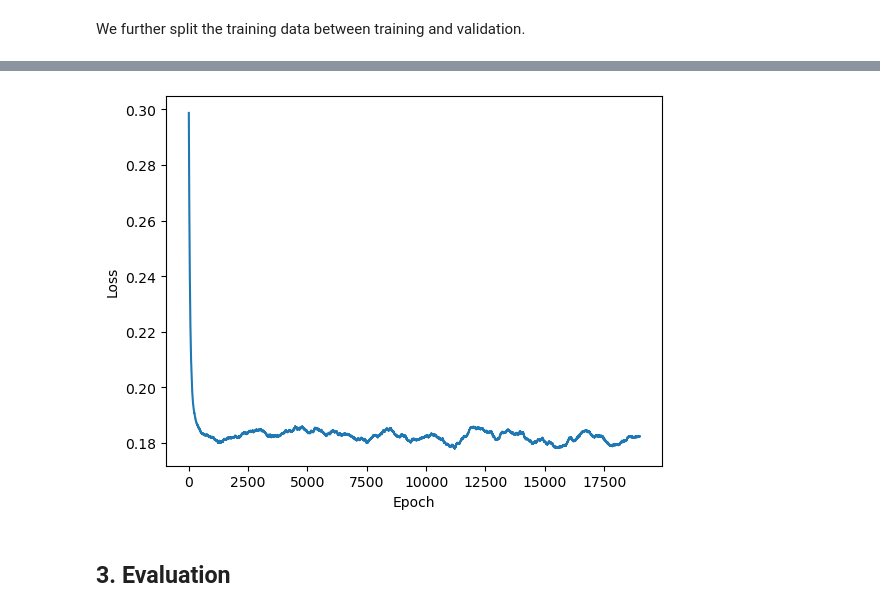
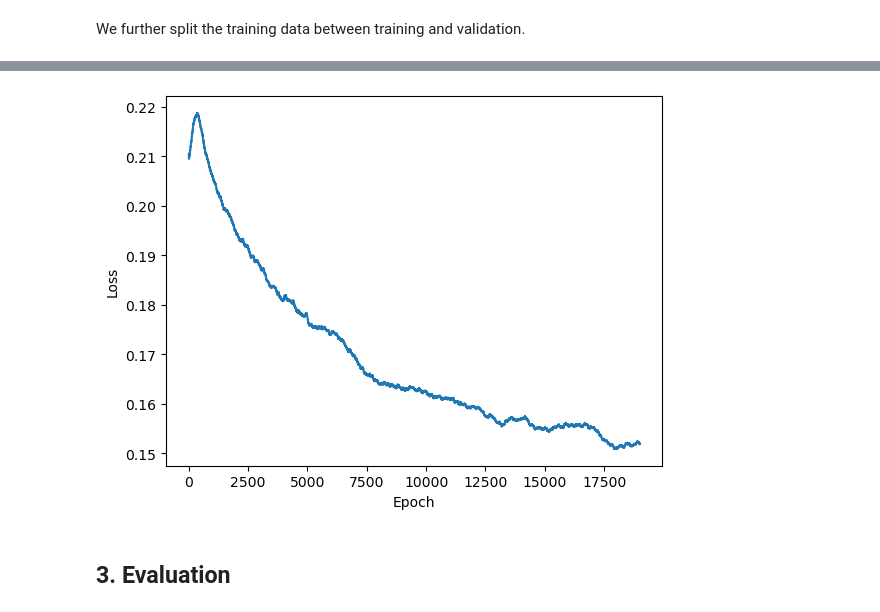
Before and after one commit to alexandremr01/roc-fairness-constraints, a Jupyter notebook: roc_fairness.ipynb, the cells around one changed output, grey strips where cells are left out. Saved outputs shown, nothing was run; the diff lists cells and outputs as text; code cells hidden in the pictures.

```diff
--- a/roc_fairness.ipynb
+++ b/roc_fairness.ipynb
@@ -218 +370,24 @@ def train_model(coef_lagrange):
     return model, history
+# %%
+unconstrained_loss = AUCLoss(coef_lagrange=0, adapt_step=0.01)
+model_noconstraint, history = train_model(loss_calculator=unconstrained_loss)
+
+cumsum_vec = np.cumsum(np.insert(history, 0, 0))
+window_width = 1000
+ma_vec = (cumsum_vec[window_width:] - cumsum_vec[:-window_width]) / window_width
+plt.plot(ma_vec)
+plt.xlabel('Epoch')
+plt.ylabel('Loss')
+plt.show()
+# %%
+def ma(x, window_width = 1000):
+    cumsum_vec = np.cumsum(np.insert(x, 0, 0))
+    ma_vec = (cumsum_vec[window_width:] - cumsum_vec[:-window_width]) / window_width
+    return ma_vec
+
+plt.plot(ma(unconstrained_loss.history_fairness), label='Fairness')
+plt.plot(ma(unconstrained_loss.history_rel_auc), label='AUC')
+plt.legend()
+plt.xlabel('Epoch')
+plt.ylabel('Loss')
+plt.show()
@@ -224,0 +399,13 @@ We can then visualize a moving average of the training history
+# %%
+def ma(x, window_width = 1000):
+    cumsum_vec = np.cumsum(np.insert(x, 0, 0))
+    ma_vec = (cumsum_vec[window_width:] - cumsum_vec[:-window_width]) / window_width
+    return ma_vec
+
+plt.plot(ma(aucloss.history_fairness), label='Fairness')
+plt.plot(ma(aucloss.history_rel_auc), label='AUC')
+plt.plot(ma(history), label='Loss')
+plt.legend()
+plt.xlabel('Epoch')
+plt.ylabel('Loss')
+plt.show()
@@ -225,14 +414,13 @@ We can then visualize a moving average of the training history
 # %%
-import matplotlib.pyplot as plt
-cumsum_vec = np.cumsum(np.insert(history, 0, 0))
-window_width = 1000
-ma_vec = (cumsum_vec[window_width:] - cumsum_vec[:-window_width]) / window_width
-plt.plot(ma_vec)
+rocloss = ROCLoss(coef_lagrange=0.25, adapt_step_t=0.01, adapt_step_c=0.1)
+model_roc, history = train_model(loss_calculator=rocloss)
+
+plt.plot(ma(history))
 plt.xlabel('Epoch')
 plt.ylabel('Loss')
 plt.show()
 # %% [output]
-[figure, old version]
+[figure, new version]
 # %% [markdown]
 ## 3. Evaluation
 # %% [markdown]
```
Also changed, not shown: parts of 17 cells of this notebook.
